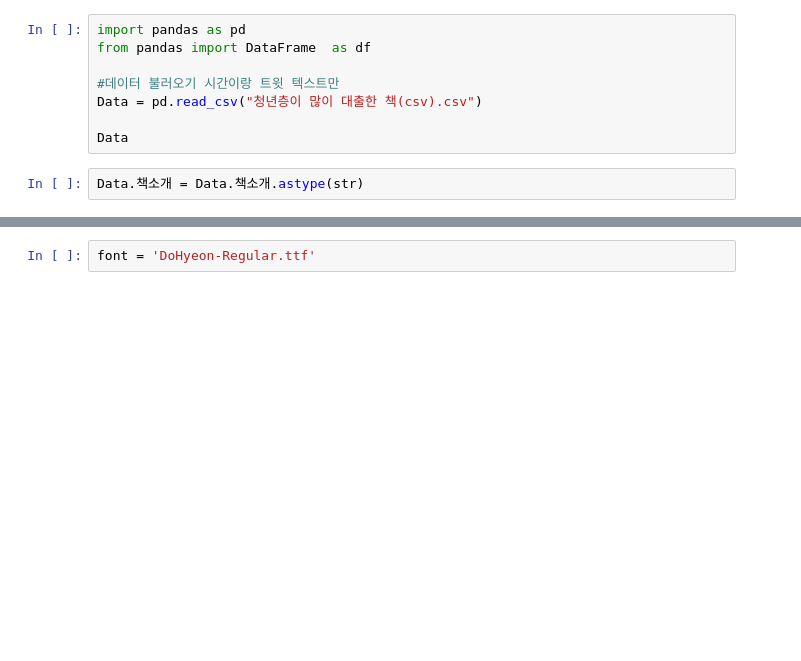
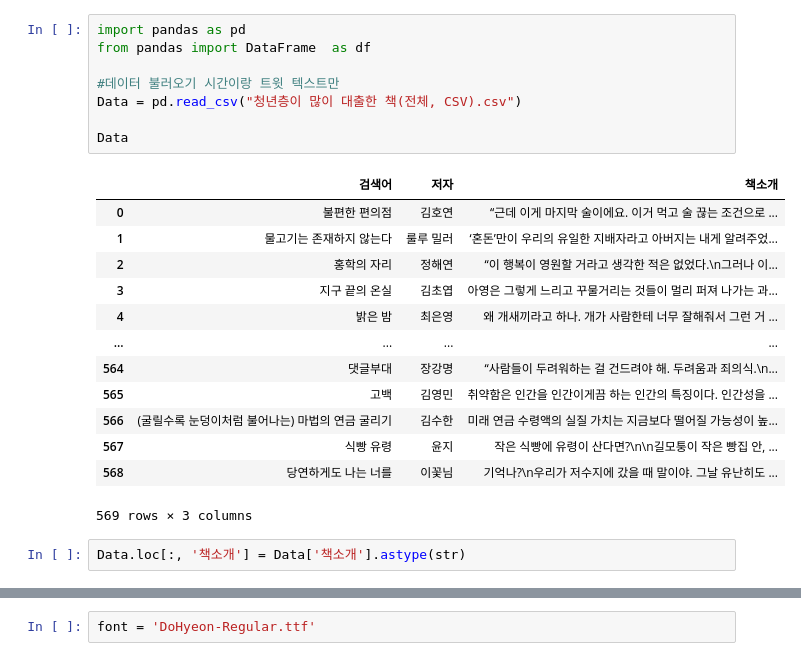
Before and after one commit to Team-cattttt/creative_sw_competiton, a Jupyter notebook: 데이터 토픽 모델링(청년층).ipynb, the cells around one changed output, grey strips where cells are left out. Drawn from its saved outputs; the diff is of its cells as text; blank space fills up the shorter version.

```diff
--- a/데이터 토픽 모델링(청년층).ipynb
+++ b/데이터 토픽 모델링(청년층).ipynb
@@ -1,13 +1,27 @@
 # %%
 import pandas as pd
 from pandas import DataFrame  as df
 
 #데이터 불러오기 시간이랑 트윗 텍스트만
-Data = pd.read_csv("청년층이 많이 대출한 책(csv).csv")
+Data = pd.read_csv("청년층이 많이 대출한 책(전체, CSV).csv")
 
 Data
+# %% [output]
+|  | 검색어 | 저자 | 책소개 |
+| 0 | 불편한 편의점 | 김호연 | “근데 이게 마지막 술이에요. 이거 먹고 술 끊는 조건으로 ... |
+| 1 | 물고기는 존재하지 않는다 | 룰루 밀러 | ‘혼돈’만이 우리의 유일한 지배자라고 아버지는 내게 알려주었... |
+| 2 | 홍학의 자리 | 정해연 | “이 행복이 영원할 거라고 생각한 적은 없었다.\n그러나 이... |
+| 3 | 지구 끝의 온실 | 김초엽 | 아영은 그렇게 느리고 꾸물거리는 것들이 멀리 퍼져 나가는 과... |
+| 4 | 밝은 밤 | 최은영 | 왜 개새끼라고 하나. 개가 사람한테 너무 잘해줘서 그런 거 ... |
+| ... | ... | ... | ... |
+| 564 | 댓글부대 | 장강명 | “사람들이 두려워하는 걸 건드려야 해. 두려움과 죄의식.\n... |
+| 565 | 고백 | 김영민 | 취약함은 인간을 인간이게끔 하는 인간의 특징이다. 인간성을 ... |
+| 566 | (굴릴수록 눈덩이처럼 불어나는) 마법의 연금 굴리기 | 김수한 | 미래 연금 수령액의 실질 가치는 지금보다 떨어질 가능성이 높... |
+| 567 | 식빵 유령 | 윤지 | 작은 식빵에 유령이 산다면?\n\n길모퉁이 작은 빵집 안, ... |
+| 568 | 당연하게도 나는 너를 | 이꽃님 | 기억나?\n우리가 저수지에 갔을 때 말이야. 그날 유난히도 ... |
+569 rows × 3 columns
 # %%
-Data.책소개 = Data.책소개.astype(str)
+Data.loc[:, '책소개'] = Data['책소개'].astype(str)
 # %%
 import pandas as pd
 import numpy as np
```
Also changed, not shown: parts of 11 cells of this notebook, 6 other files.
